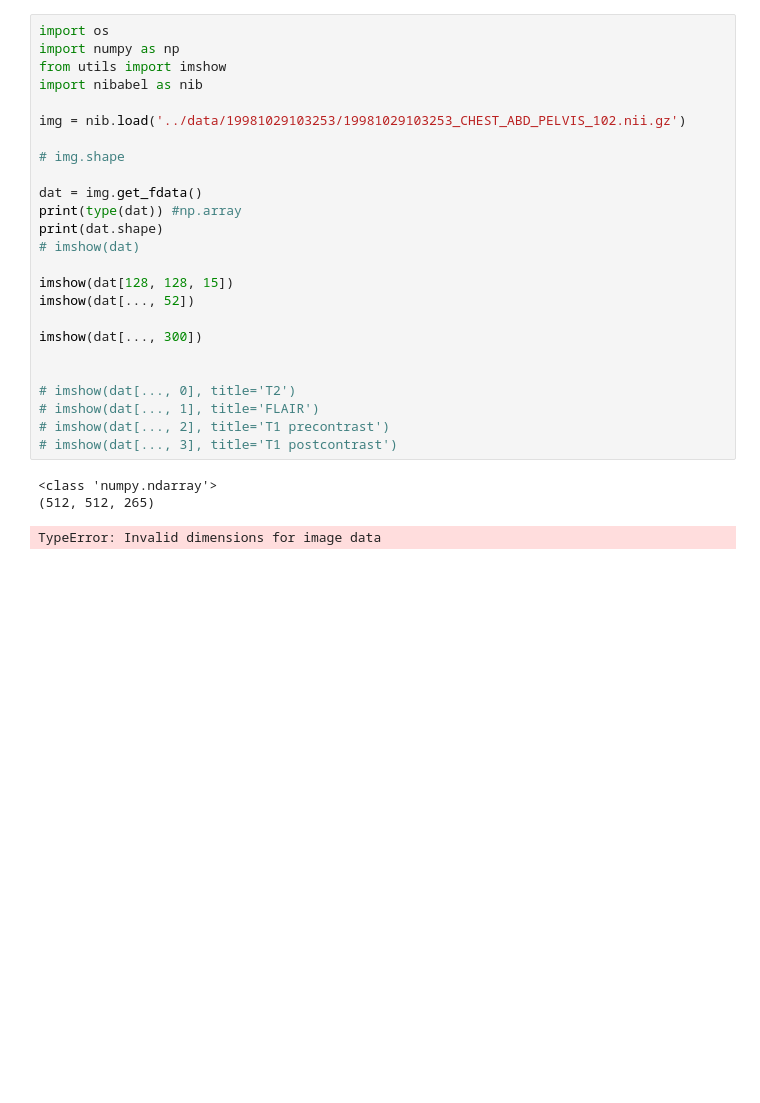
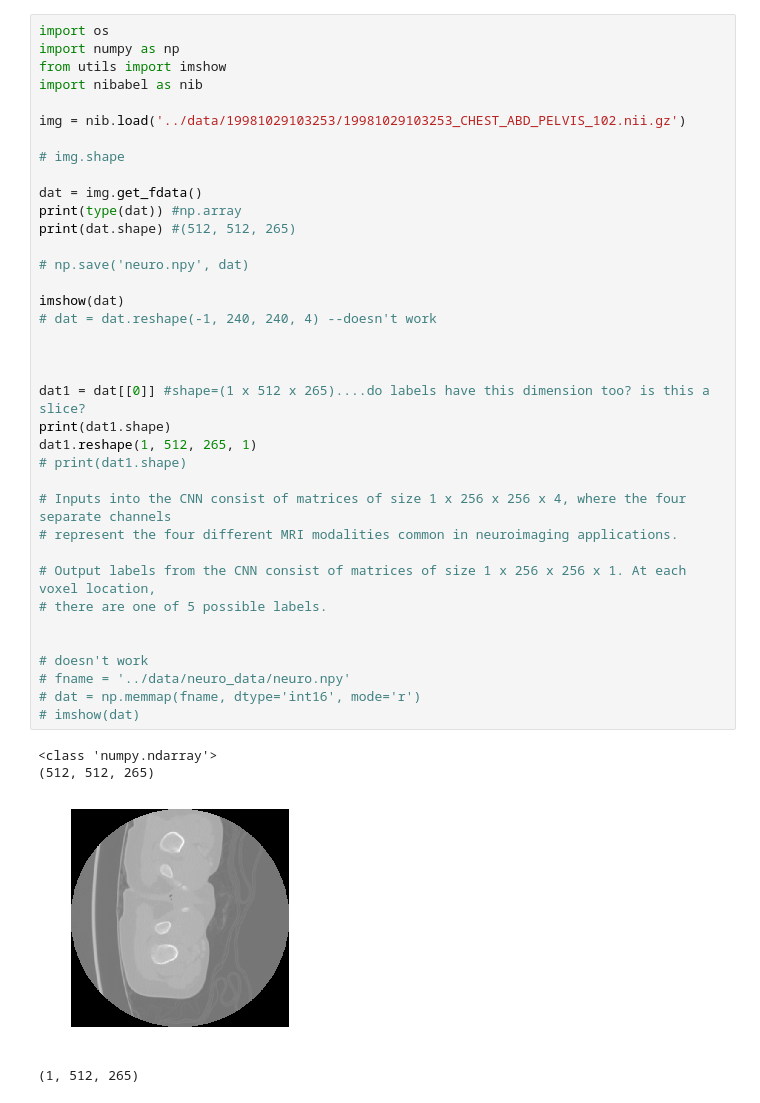
Before and after one commit to bpang97/dl_tutorial, a Jupyter notebook: code/neuroblastoma_test.ipynb, the cells around one changed output. Saved outputs shown, nothing was run; the diff lists cells and outputs as text; blank space fills up the shorter version.

```diff
--- a/code/neuroblastoma_test.ipynb
+++ b/code/neuroblastoma_test.ipynb
@@ -1,29 +1,42 @@
-# %%
-import os
-import numpy as np
-from utils import imshow
-import nibabel as nib
-
-img = nib.load('../data/19981029103253/19981029103253_CHEST_ABD_PELVIS_102.nii.gz')
-
-# img.shape
-
-dat = img.get_fdata()
-print(type(dat)) #np.array
-print(dat.shape)
-# imshow(dat)
-
-imshow(dat[128, 128, 15])
-imshow(dat[..., 52])
-
-imshow(dat[..., 300])
-
-
-# imshow(dat[..., 0], title='T2')
-# imshow(dat[..., 1], title='FLAIR')
-# imshow(dat[..., 2], title='T1 precontrast')
-# imshow(dat[..., 3], title='T1 postcontrast')
-# %% [output]
-<class 'numpy.ndarray'>
-(512, 512, 265)
-TypeError: Invalid dimensions for image data
+# %%
+import os
+import numpy as np
+from utils import imshow
+import nibabel as nib
+
+img = nib.load('../data/19981029103253/19981029103253_CHEST_ABD_PELVIS_102.nii.gz')
+
+# img.shape
+
+dat = img.get_fdata()
+print(type(dat)) #np.array
+print(dat.shape) #(512, 512, 265)
+
+# np.save('neuro.npy', dat)
+
+imshow(dat)
+# dat = dat.reshape(-1, 240, 240, 4) --doesn't work
+
+
+
+dat1 = dat[[0]] #shape=(1 x 512 x 265)....do labels have this dimension too? is this a slice?
+print(dat1.shape)
+dat1.reshape(1, 512, 265, 1)
+# print(dat1.shape)
+
+# Inputs into the CNN consist of matrices of size 1 x 256 x 256 x 4, where the four separate channels
+# represent the four different MRI modalities common in neuroimaging applications.
+
+# Output labels from the CNN consist of matrices of size 1 x 256 x 256 x 1. At each voxel location,
+# there are one of 5 possible labels.
+
+
+# doesn't work
+# fname = '../data/neuro_data/neuro.npy'
+# dat = np.memmap(fname, dtype='int16', mode='r')
+# imshow(dat)
+# %% [output]
+<class 'numpy.ndarray'>
+(512, 512, 265)
+[figure, added]
+(1, 512, 265)
```
Also changed, not shown: parts of 1 cell of this notebook, 1 other file.
